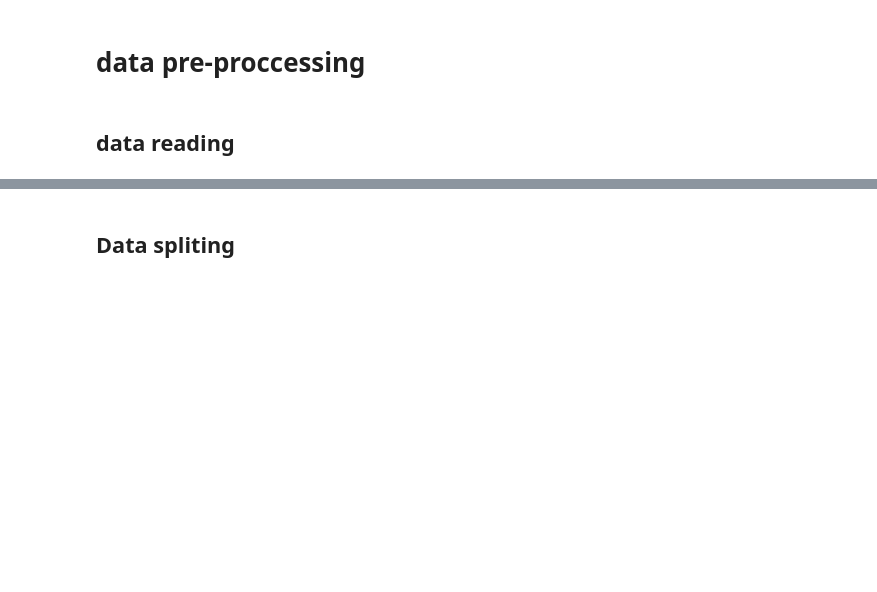
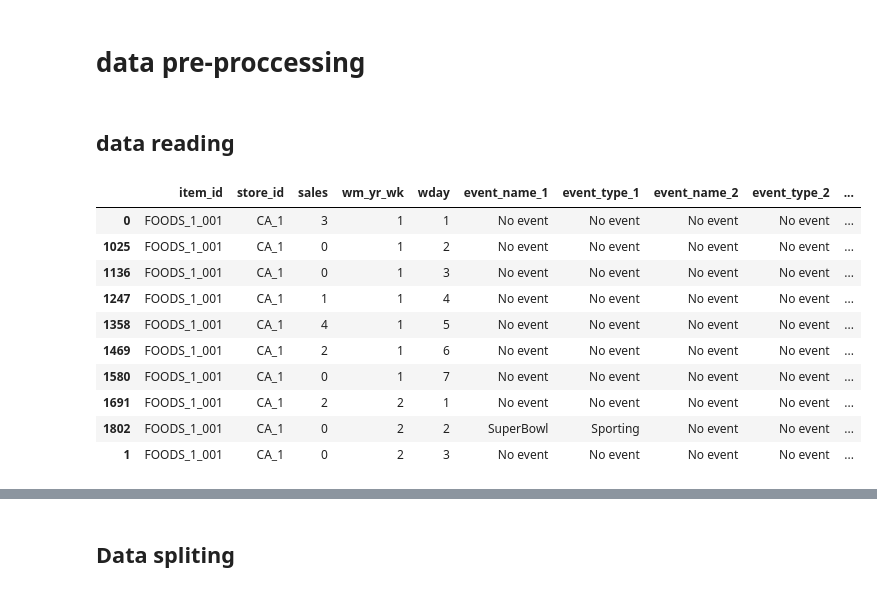
Before and after one commit to davidrimon2004/DEPI_project, a Jupyter notebook: modeling.ipynb, the cells around one changed output, grey strips where cells are left out. Drawn from its saved outputs; the diff is of its cells as text; code cells hidden in the pictures; blank space fills up the shorter version.

Commit message:
Kaggle Notebook | data_cleaning | Version 37

```diff
--- a/modeling.ipynb
+++ b/modeling.ipynb
@@ -16,3 +36,28 @@ import joblib
 # %%
 final_data = pd.read_csv("/kaggle/input/depi-dataset/preprocessing")
 final_data.drop(columns='Unnamed: 0',inplace =True)
+# %%
+final_data = final_data.sort_values(["item_id", "store_id", "year", "month", "day"])
+
+# Create lag_1 column (yesterday's sales)
+final_data["lag_1"] = (
+    final_data.groupby(["item_id", "store_id"])["sales"]
+    .shift(1)
+)
+final_data["lag_1"] = final_data["lag_1"].fillna(
+    final_data.groupby(["item_id", "store_id","year","month"])["sales"].transform(lambda x: x.mean())
+)
+# %%
+final_data.head(10)
+# %% [output]
+|  | item_id | store_id | sales | wm_yr_wk | wday | event_name_1 | event_type_1 | event_name_2 | event_type_2 | ... |
+| 0 | FOODS_1_001 | CA_1 | 3 | 1 | 1 | No event | No event | No event | No event | ... |
+| 1025 | FOODS_1_001 | CA_1 | 0 | 1 | 2 | No event | No event | No event | No event | ... |
+| 1136 | FOODS_1_001 | CA_1 | 0 | 1 | 3 | No event | No event | No event | No event | ... |
+| 1247 | FOODS_1_001 | CA_1 | 1 | 1 | 4 | No event | No event | No event | No event | ... |
+| 1358 | FOODS_1_001 | CA_1 | 4 | 1 | 5 | No event | No event | No event | No event | ... |
+| 1469 | FOODS_1_001 | CA_1 | 2 | 1 | 6 | No event | No event | No event | No event | ... |
+| 1580 | FOODS_1_001 | CA_1 | 0 | 1 | 7 | No event | No event | No event | No event | ... |
+| 1691 | FOODS_1_001 | CA_1 | 2 | 2 | 1 | No event | No event | No event | No event | ... |
+| 1802 | FOODS_1_001 | CA_1 | 0 | 2 | 2 | SuperBowl | Sporting | No event | No event | ... |
+| 1 | FOODS_1_001 | CA_1 | 0 | 2 | 3 | No event | No event | No event | No event | ... |
```
Also changed, not shown: parts of 7 cells of this notebook.
